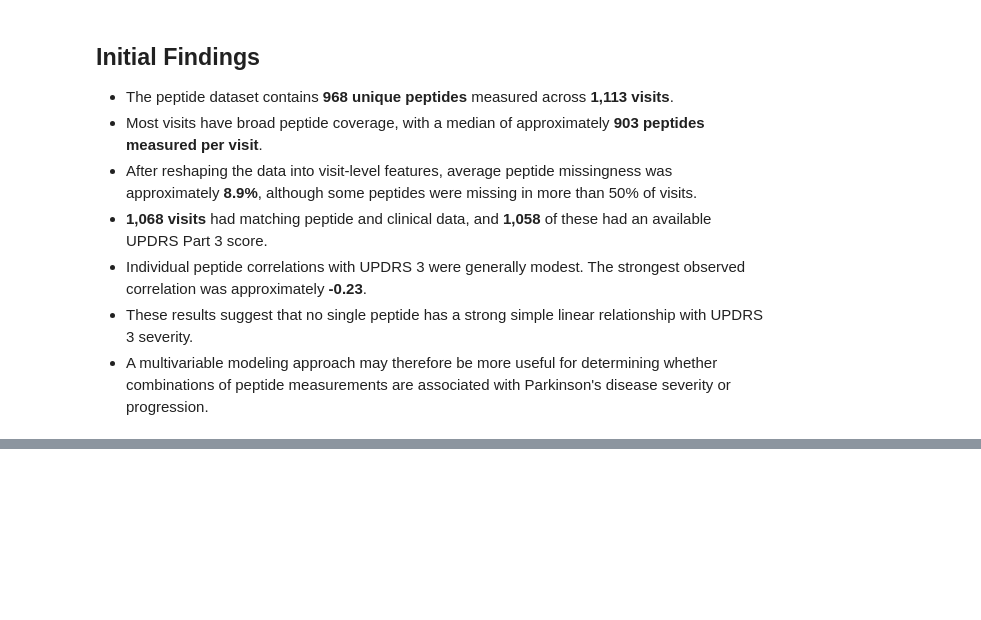
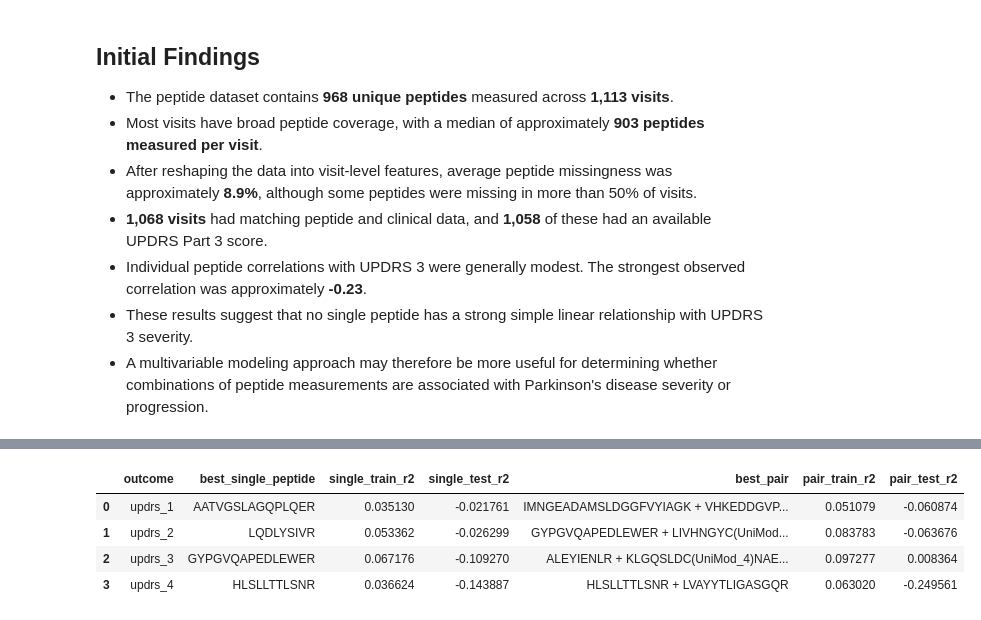
Before and after one commit to ParasG229/Project_Statistical_Learning, a Jupyter notebook: notebooks/02_peptide_eda.ipynb, the cells around one changed output, grey strips where cells are left out. Saved outputs shown, nothing was run; the diff lists cells and outputs as text; code cells hidden in the pictures; blank space fills up the shorter version.

```diff
--- a/notebooks/02_peptide_eda.ipynb
+++ b/notebooks/02_peptide_eda.ipynb
@@ -432,0 +474,20 @@ plt.show()
+# %%
+def prepare_split(train_df, test_df, peptide_columns):
+    """Impute and standardize peptide features using training data only."""
+
+    imputer = SimpleImputer(strategy="median")
+
+    X_train_imputed = imputer.fit_transform(
+        train_df[peptide_columns]
+    )
+
+    X_test_imputed = imputer.transform(
+        test_df[peptide_columns]
+    )
+
+    scaler = StandardScaler()
+
+    X_train = scaler.fit_transform(X_train_imputed)
+    X_test = scaler.transform(X_test_imputed)
+
+    return X_train, X_test
@@ -432,0 +707,57 @@ plt.show()
+# %%
+single_split_results = []
+
+for outcome in updrs_outcomes:
+
+    best_pair, best_single = find_best_pair_and_single(
+        train_df,
+        X_train,
+        peptide_columns,
+        outcome
+    )
+
+    single_test_r2 = evaluate_single_on_test(
+        outcome,
+        best_single,
+        train_df,
+        test_df,
+        X_train,
+        X_test,
+        peptide_columns
+    )
+
+    pair_test_r2 = evaluate_pair_on_test(
+        outcome,
+        best_pair,
+        train_df,
+        test_df,
+        X_train,
+        X_test,
+        peptide_columns
+    )
+
+    single_split_results.append({
+        "outcome": outcome,
+        "best_single_peptide": best_single["peptide"],
+        "single_train_r2": best_single["train_r2"],
+        "single_test_r2": single_test_r2,
+        "best_pair": (
+            best_pair["peptide_1"]
+            + " + "
+            + best_pair["peptide_2"]
+        ),
+        "pair_train_r2": best_pair["train_r2"],
+        "pair_test_r2": pair_test_r2
+    })
+
+single_split_results = pd.DataFrame(
+    single_split_results
+)
+
+single_split_results
+# %% [output]
+|  | outcome | best_single_peptide | single_train_r2 | single_test_r2 | best_pair | pair_train_r2 | pair_test_r2 |
+| 0 | updrs_1 | AATVGSLAGQPLQER | 0.035130 | -0.021761 | IMNGEADAMSLDGGFVYIAGK + VHKEDDGVP... | 0.051079 | -0.060874 |
+| 1 | updrs_2 | LQDLYSIVR | 0.053362 | -0.026299 | GYPGVQAPEDLEWER + LIVHNGYC(UniMod... | 0.083783 | -0.063676 |
+| 2 | updrs_3 | GYPGVQAPEDLEWER | 0.067176 | -0.109270 | ALEYIENLR + KLGQSLDC(UniMod_4)NAE... | 0.097277 | 0.008364 |
+| 3 | updrs_4 | HLSLLTTLSNR | 0.036624 | -0.143887 | HLSLLTTLSNR + LVAYYTLIGASGQR | 0.063020 | -0.249561 |
```
Also changed, not shown: parts of 15 cells of this notebook.
